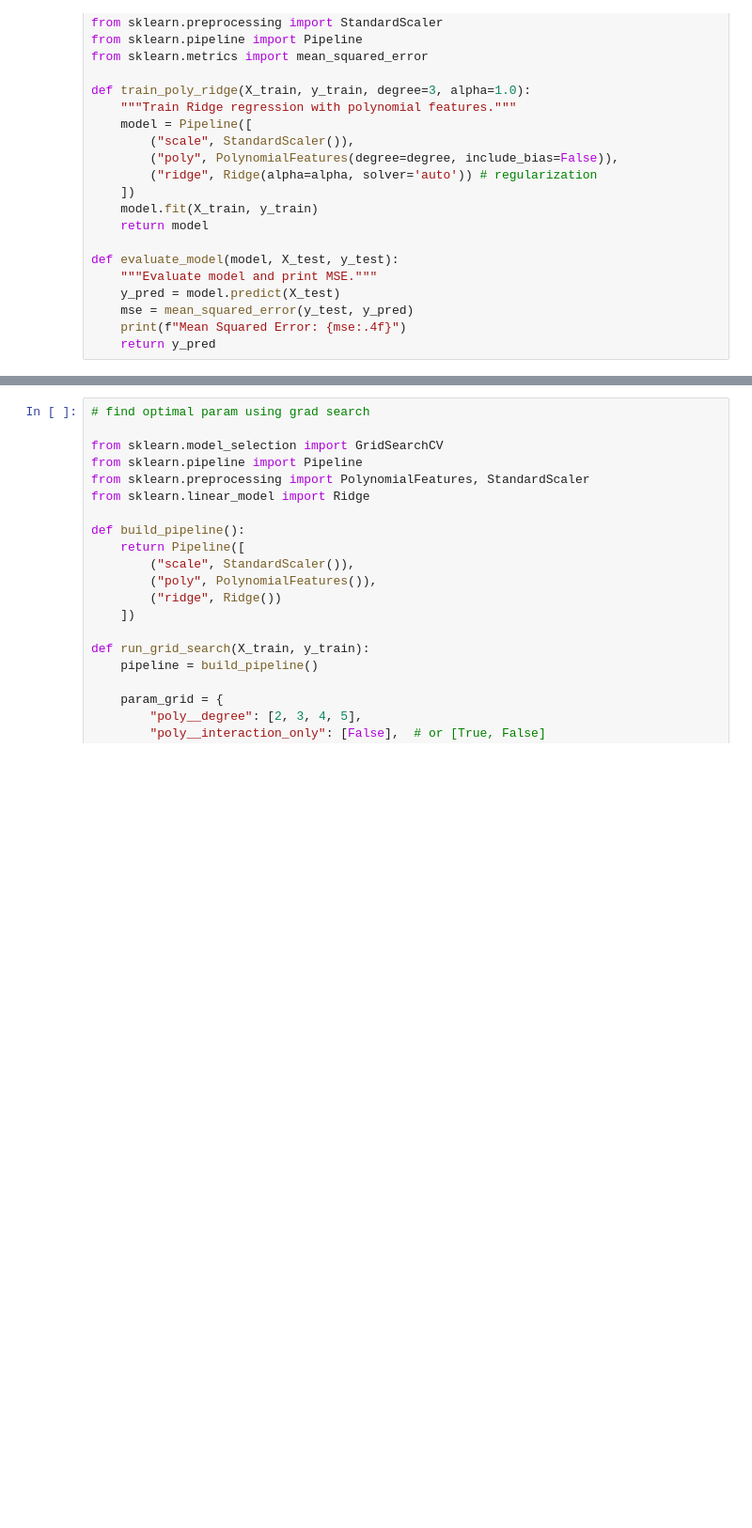
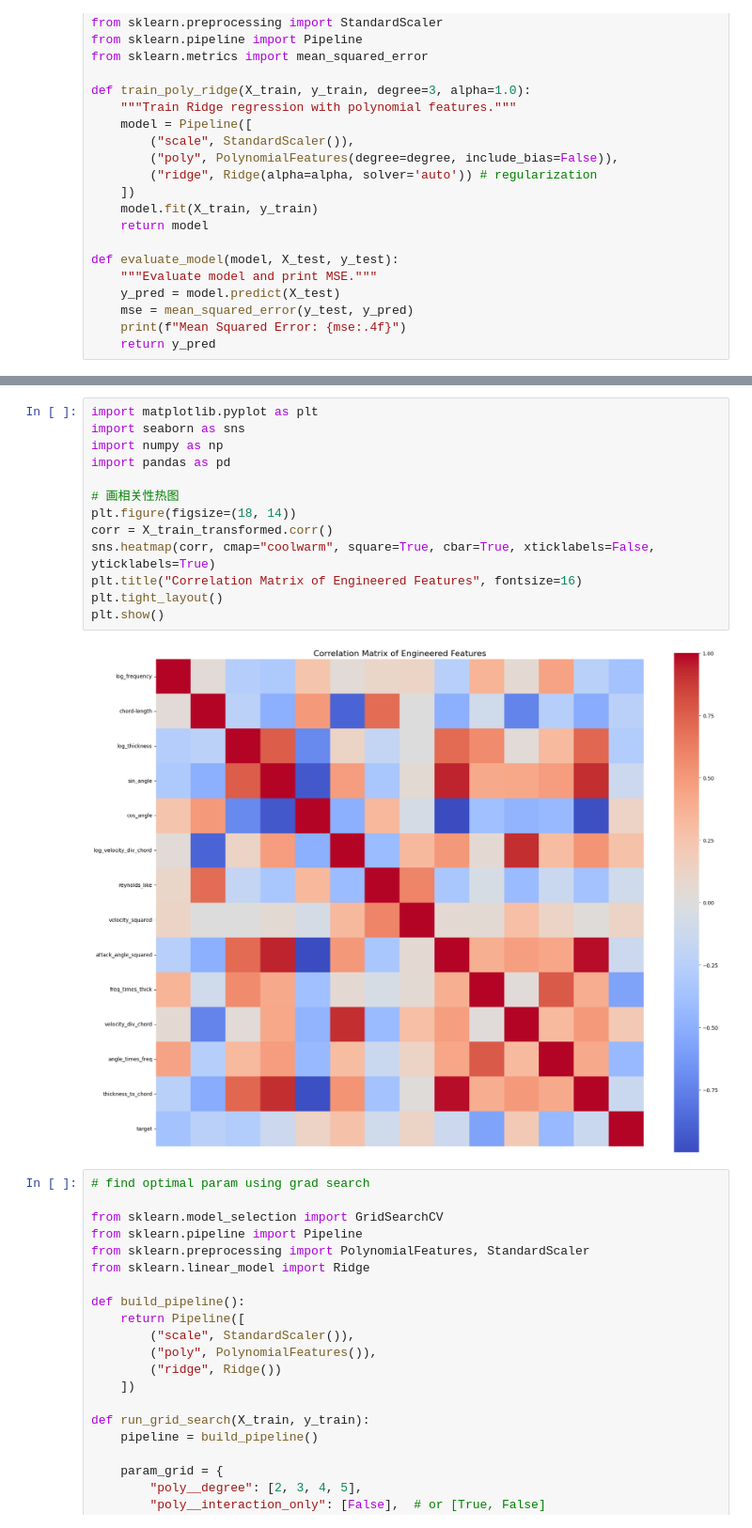
Before and after one commit to eugenegu-uci/Math_10_Competition, a Jupyter notebook: kaggle_ec_Jerry.ipynb, the cells around one changed output, grey strips where cells are left out. Shown: that part at 94% size. Saved outputs shown, nothing was run; the diff lists cells and outputs as text; blank space fills up the shorter version.

```diff
--- a/kaggle_ec_Jerry.ipynb
+++ b/kaggle_ec_Jerry.ipynb
@@ -132,5 +161,20 @@ abs_angle_times_freq     -0.430317
 freq_times_thick         -0.572944
 Name: target, dtype: float64
+# %%
+import matplotlib.pyplot as plt
+import seaborn as sns
+import numpy as np
+import pandas as pd
+
+# 画相关性热图
+plt.figure(figsize=(18, 14))
+corr = X_train_transformed.corr()
+sns.heatmap(corr, cmap="coolwarm", square=True, cbar=True, xticklabels=False, yticklabels=True)
+plt.title("Correlation Matrix of Engineered Features", fontsize=16)
+plt.tight_layout()
+plt.show()
+# %% [output]
+[figure, added]
 # %%
 # find optimal param using grad search
 
```
Also changed, not shown: parts of 7 cells of this notebook.
